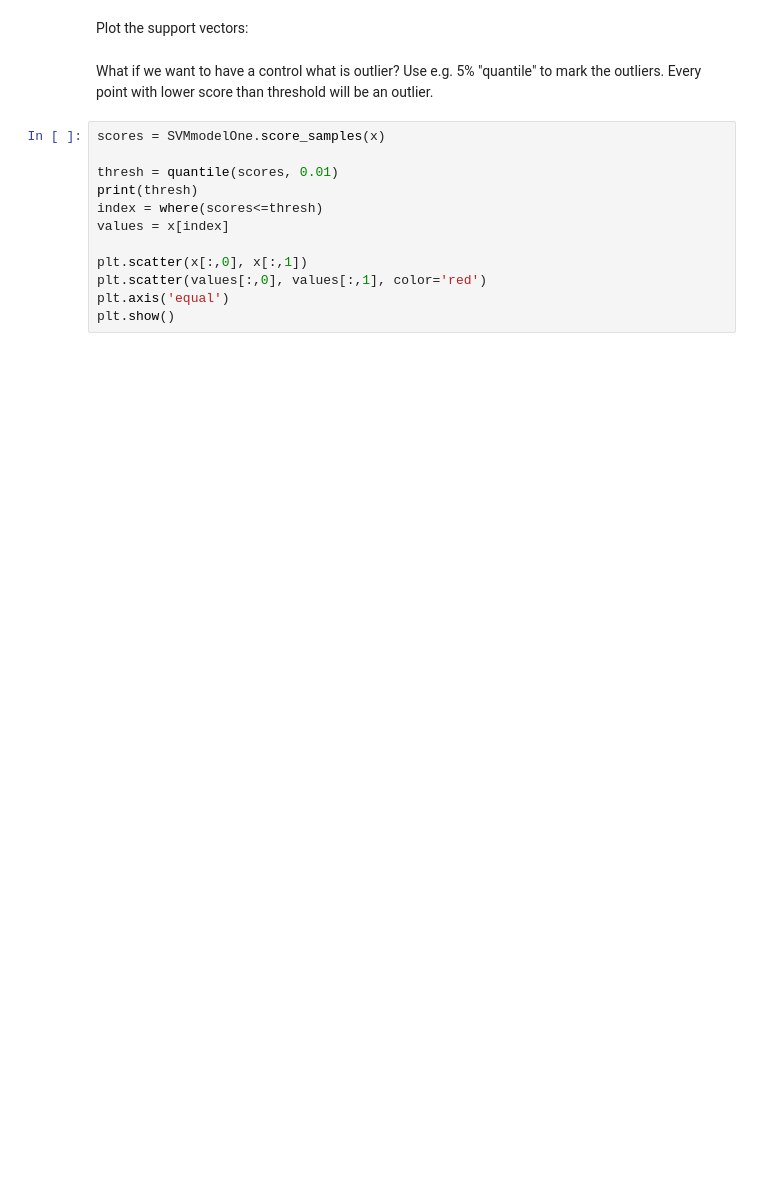
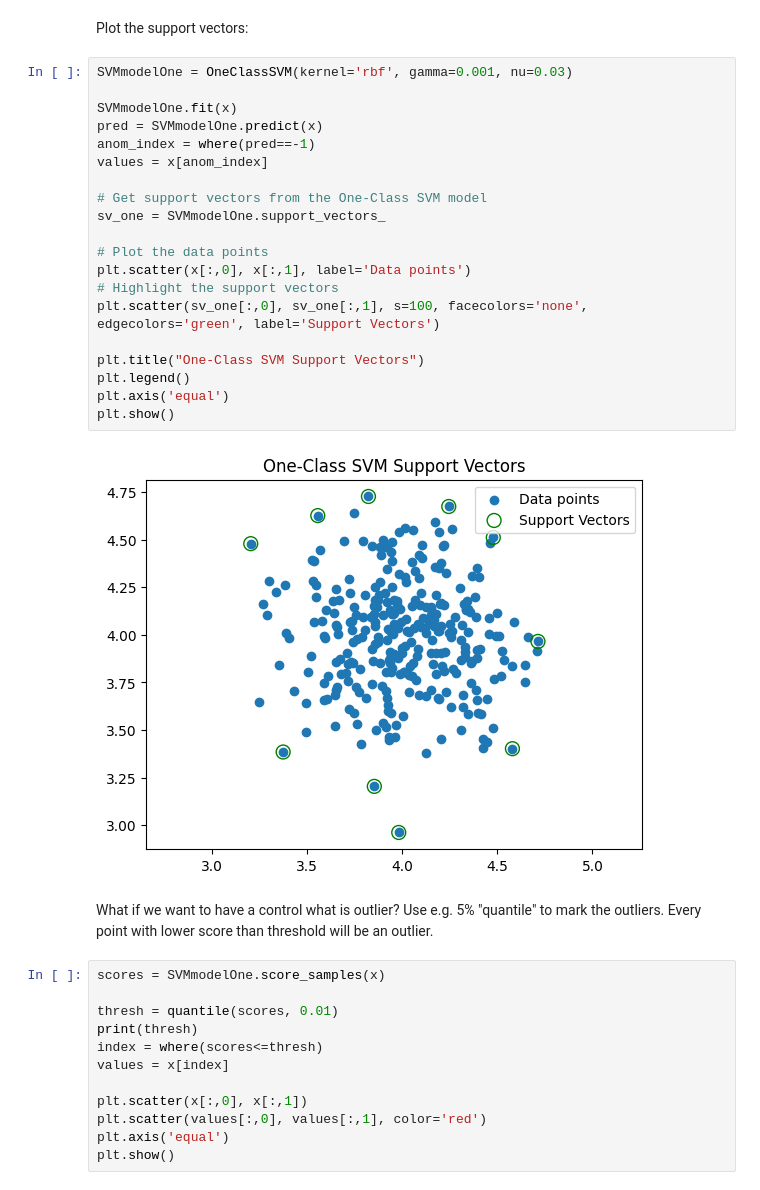
Before and after one commit to LouisB4455/Lab_LB_ISEP_286000, a Jupyter notebook: Lab_3_LB_286000_Mpa_mlf_svm_2students_comments.ipynb, the cells around one changed output. Saved outputs shown, nothing was run; the diff lists cells and outputs as text; blank space fills up the shorter version.

```diff
--- a/Lab_3_LB_286000_Mpa_mlf_svm_2students_comments.ipynb
+++ b/Lab_3_LB_286000_Mpa_mlf_svm_2students_comments.ipynb
@@ -201,5 +200,27 @@ plt.show()
 # %% [markdown]
 Plot the support vectors:
+# %%
+SVMmodelOne = OneClassSVM(kernel='rbf', gamma=0.001, nu=0.03)
+
+SVMmodelOne.fit(x)
+pred = SVMmodelOne.predict(x)
+anom_index = where(pred==-1)
+values = x[anom_index]
+
+# Get support vectors from the One-Class SVM model
+sv_one = SVMmodelOne.support_vectors_
+
+# Plot the data points
+plt.scatter(x[:,0], x[:,1], label='Data points')
+# Highlight the support vectors
+plt.scatter(sv_one[:,0], sv_one[:,1], s=100, facecolors='none', edgecolors='green', label='Support Vectors')
+
+plt.title("One-Class SVM Support Vectors")
+plt.legend()
+plt.axis('equal')
+plt.show()
+# %% [output]
+[figure, added]
 # %% [markdown]
 What if we want to have a control what is outlier? Use e.g. 5% "quantile" to mark the outliers. Every point with lower score than threshold will be an outlier.
 # %%
```
Also changed, not shown: parts of 3 cells of this notebook.
